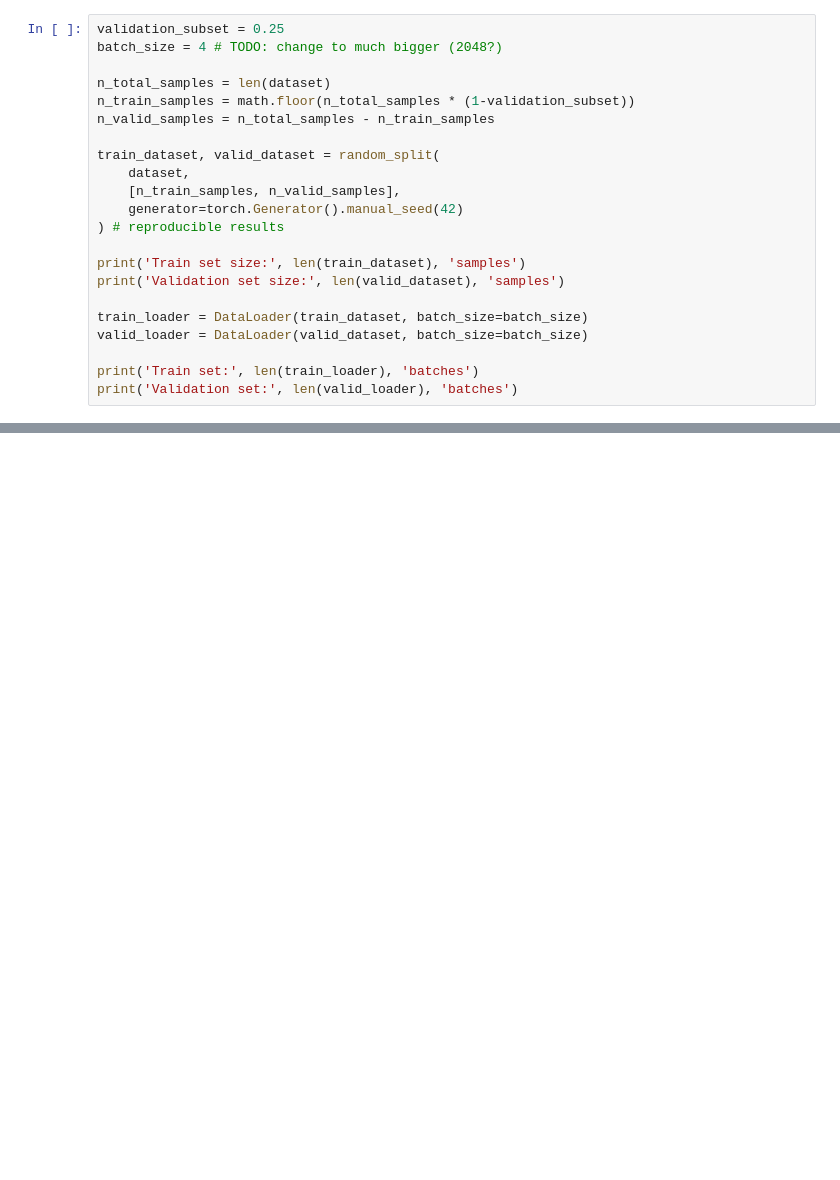
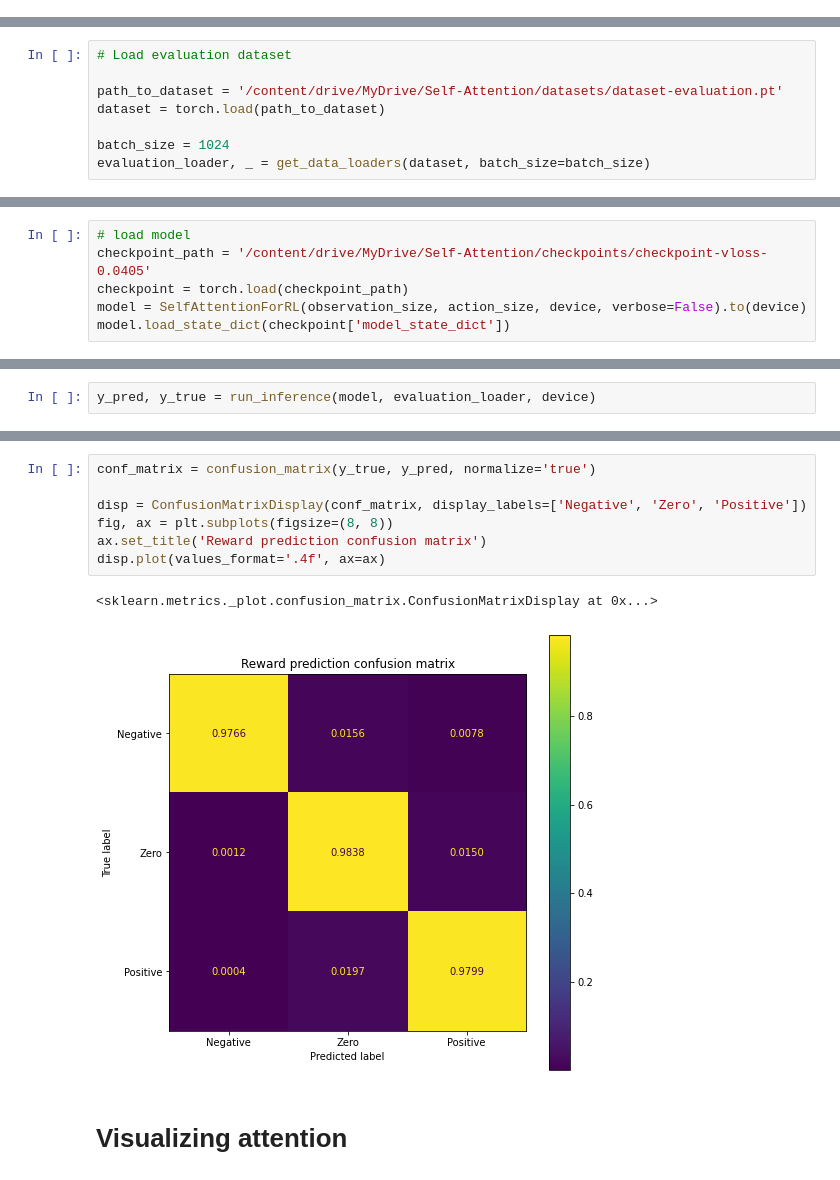
Before and after one commit to mbalesni/self-attention-rl, a Jupyter notebook: Self_Attention.ipynb, the cells around one changed output, grey strips where cells are left out. Saved outputs shown, nothing was run; the diff lists cells and outputs as text; blank space fills up the shorter version.

```diff
--- a/Self_Attention.ipynb
+++ b/Self_Attention.ipynb
@@ -136,22 +2,0 @@ dataset = torch.load(path_to_dataset)
-# %%
-validation_subset = 0.25
-batch_size = 4 # TODO: change to much bigger (2048?)
-
-n_total_samples = len(dataset)
-n_train_samples = math.floor(n_total_samples * (1-validation_subset))
-n_valid_samples = n_total_samples - n_train_samples
-
-train_dataset, valid_dataset = random_split(
-    dataset,
-    [n_train_samples, n_valid_samples],
-    generator=torch.Generator().manual_seed(42)
-) # reproducible results
-
-print('Train set size:', len(train_dataset), 'samples')
-print('Validation set size:', len(valid_dataset), 'samples')
-
-train_loader = DataLoader(train_dataset, batch_size=batch_size)
-valid_loader = DataLoader(valid_dataset, batch_size=batch_size)
-
-print('Train set:', len(train_loader), 'batches')
-print('Validation set:', len(valid_loader), 'batches')
@@ -309,0 +455,8 @@ Done. View your TensorBoard at https://tensorboard.dev/experiment/Ub0kXMzvRjKvYQ
+# %%
+# Load evaluation dataset
+
+path_to_dataset = '/content/drive/MyDrive/Self-Attention/datasets/dataset-evaluation.pt'
+dataset = torch.load(path_to_dataset)
+
+batch_size = 1024
+evaluation_loader, _ = get_data_loaders(dataset, batch_size=batch_size)
@@ -309,0 +465,6 @@ Done. View your TensorBoard at https://tensorboard.dev/experiment/Ub0kXMzvRjKvYQ
+# %%
+# load model
+checkpoint_path = '/content/drive/MyDrive/Self-Attention/checkpoints/checkpoint-vloss-0.0405'
+checkpoint = torch.load(checkpoint_path)
+model = SelfAttentionForRL(observation_size, action_size, device, verbose=False).to(device)
+model.load_state_dict(checkpoint['model_state_dict'])
@@ -309,0 +473,2 @@ Done. View your TensorBoard at https://tensorboard.dev/experiment/Ub0kXMzvRjKvYQ
+# %%
+y_pred, y_true = run_inference(model, evaluation_loader, device)
@@ -309,0 +505,12 @@ Done. View your TensorBoard at https://tensorboard.dev/experiment/Ub0kXMzvRjKvYQ
+# %%
+conf_matrix = confusion_matrix(y_true, y_pred, normalize='true')
+
+disp = ConfusionMatrixDisplay(conf_matrix, display_labels=['Negative', 'Zero', 'Positive'])
+fig, ax = plt.subplots(figsize=(8, 8))
+ax.set_title('Reward prediction confusion matrix')
+disp.plot(values_format='.4f', ax=ax)
+# %% [output]
+<sklearn.metrics._plot.confusion_matrix.ConfusionMatrixDisplay at 0x...>
+[figure, added]
+# %% [markdown]
+# Visualizing attention
```
Also changed, not shown: parts of 42 cells of this notebook.
